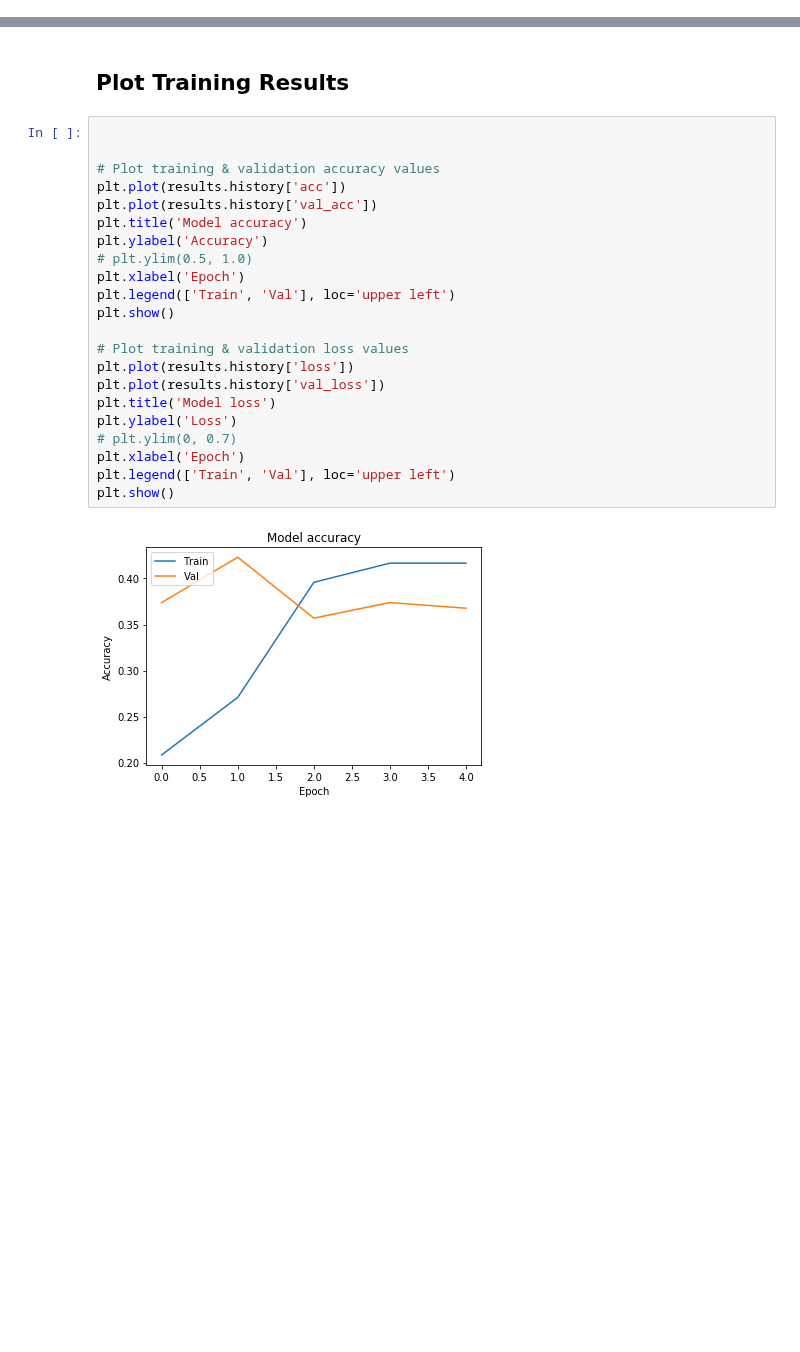
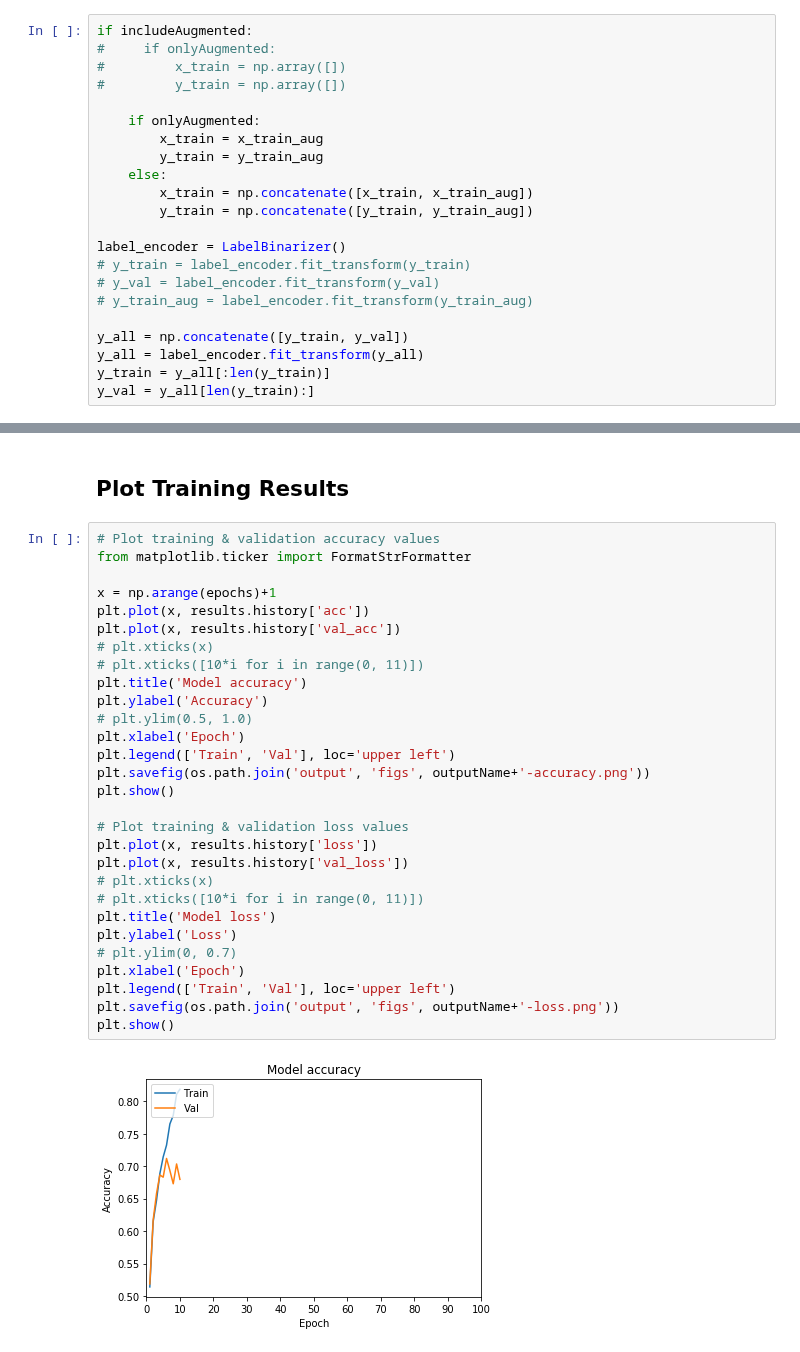
Before and after one commit to alswilli/Object-Classificaton-and-Localization-on-ImageNet, a Jupyter notebook: pipeline.ipynb, the cells around one changed output, grey strips where cells are left out. Drawn from its saved outputs; the diff is of its cells as text; blank space fills up the shorter version.

```diff
--- a/pipeline.ipynb
+++ b/pipeline.ipynb
@@ -180,0 +184,22 @@ Found 650 images belonging to 5 classes.
+# %%
+if includeAugmented:
+#     if onlyAugmented:
+#         x_train = np.array([])
+#         y_train = np.array([])
+
+    if onlyAugmented:
+        x_train = x_train_aug
+        y_train = y_train_aug
+    else:
+        x_train = np.concatenate([x_train, x_train_aug])
+        y_train = np.concatenate([y_train, y_train_aug])
+
+label_encoder = LabelBinarizer()
+# y_train = label_encoder.fit_transform(y_train)
+# y_val = label_encoder.fit_transform(y_val)
+# y_train_aug = label_encoder.fit_transform(y_train_aug)
+
+y_all = np.concatenate([y_train, y_val])
+y_all = label_encoder.fit_transform(y_all)
+y_train = y_all[:len(y_train)]
+y_val = y_all[len(y_train):]
@@ -226,26 +325,33 @@ Hint: If you want to see a list of allocated tensors when OOM happens, add repor
 # %% [markdown]
 ## Plot Training Results
 # %%
+# Plot training & validation accuracy values
+from matplotlib.ticker import FormatStrFormatter
 
-
-# Plot training & validation accuracy values
-plt.plot(results.history['acc'])
-plt.plot(results.history['val_acc'])
+x = np.arange(epochs)+1
+plt.plot(x, results.history['acc'])
+plt.plot(x, results.history['val_acc'])
+# plt.xticks(x)
+# plt.xticks([10*i for i in range(0, 11)])
 plt.title('Model accuracy')
 plt.ylabel('Accuracy')
 # plt.ylim(0.5, 1.0)
 plt.xlabel('Epoch')
 plt.legend(['Train', 'Val'], loc='upper left')
+plt.savefig(os.path.join('output', 'figs', outputName+'-accuracy.png'))
 plt.show()
 
 # Plot training & validation loss values
-plt.plot(results.history['loss'])
-plt.plot(results.history['val_loss'])
+plt.plot(x, results.history['loss'])
+plt.plot(x, results.history['val_loss'])
+# plt.xticks(x)
+# plt.xticks([10*i for i in range(0, 11)])
 plt.title('Model loss')
 plt.ylabel('Loss')
 # plt.ylim(0, 0.7)
 plt.xlabel('Epoch')
 plt.legend(['Train', 'Val'], loc='upper left')
+plt.savefig(os.path.join('output', 'figs', outputName+'-loss.png'))
 plt.show()
 # %% [output]
-[figure, old version]
+[figure, new version]
```
Also changed, not shown: parts of 50 cells of this notebook, 1 other file.
